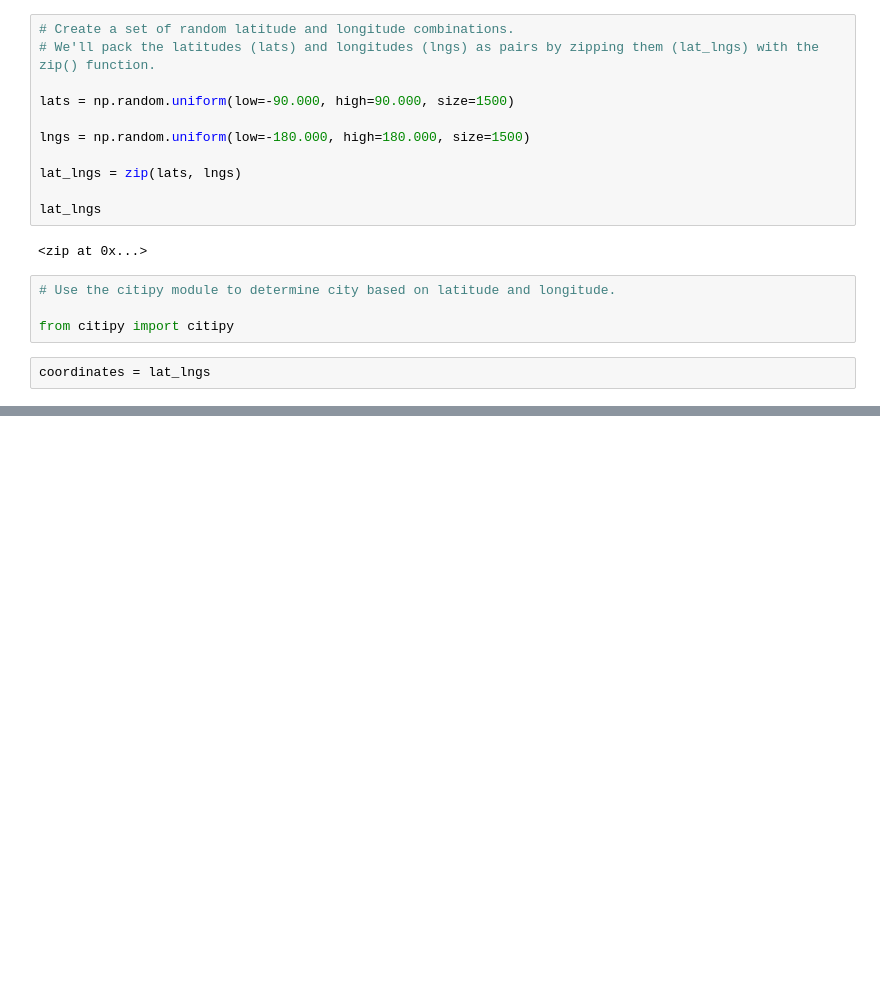
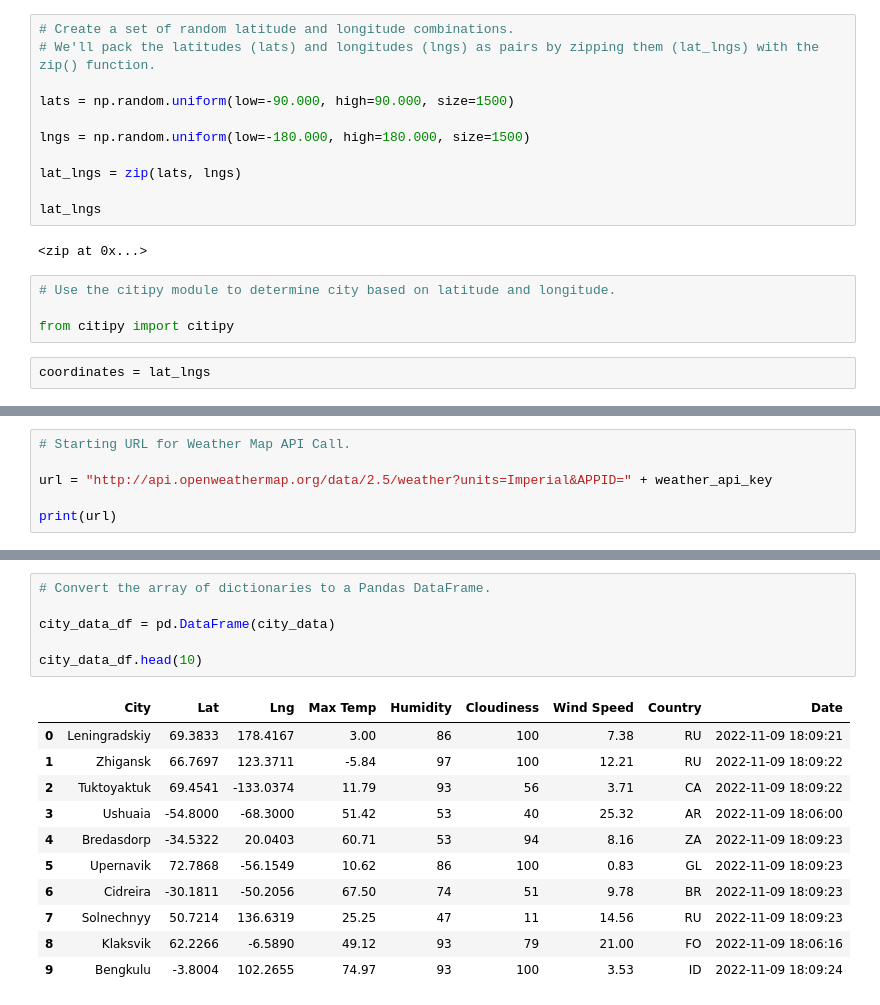
Before and after one commit to Nicholas-DeMarco/World_Weather_Analysis, a Jupyter notebook: WeatherPy.ipynb, the cells around one changed output, grey strips where cells are left out. Saved outputs shown, nothing was run; the diff lists cells and outputs as text; blank space fills up the shorter version.

Commit message:
Adding files to World_Weather_Analysis.

```diff
--- a/WeatherPy.ipynb
+++ b/WeatherPy.ipynb
@@ -49,0 +58,6 @@ len(cities)
+# %%
+# Starting URL for Weather Map API Call.
+
+url = "http://api.openweathermap.org/data/2.5/weather?units=Imperial&APPID=" + weather_api_key
+
+print(url)
@@ -49,0 +186,18 @@ len(cities)
+# %%
+# Convert the array of dictionaries to a Pandas DataFrame.
+
+city_data_df = pd.DataFrame(city_data)
+
+city_data_df.head(10)
+# %% [output]
+|  | City | Lat | Lng | Max Temp | Humidity | Cloudiness | Wind Speed | Country | Date |
+| 0 | Leningradskiy | 69.3833 | 178.4167 | 3.00 | 86 | 100 | 7.38 | RU | 2022-11-09 18:09:21 |
+| 1 | Zhigansk | 66.7697 | 123.3711 | -5.84 | 97 | 100 | 12.21 | RU | 2022-11-09 18:09:22 |
+| 2 | Tuktoyaktuk | 69.4541 | -133.0374 | 11.79 | 93 | 56 | 3.71 | CA | 2022-11-09 18:09:22 |
+| 3 | Ushuaia | -54.8000 | -68.3000 | 51.42 | 53 | 40 | 25.32 | AR | 2022-11-09 18:06:00 |
+| 4 | Bredasdorp | -34.5322 | 20.0403 | 60.71 | 53 | 94 | 8.16 | ZA | 2022-11-09 18:09:23 |
+| 5 | Upernavik | 72.7868 | -56.1549 | 10.62 | 86 | 100 | 0.83 | GL | 2022-11-09 18:09:23 |
+| 6 | Cidreira | -30.1811 | -50.2056 | 67.50 | 74 | 51 | 9.78 | BR | 2022-11-09 18:09:23 |
+| 7 | Solnechnyy | 50.7214 | 136.6319 | 25.25 | 47 | 11 | 14.56 | RU | 2022-11-09 18:09:23 |
+| 8 | Klaksvik | 62.2266 | -6.5890 | 49.12 | 93 | 79 | 21.00 | FO | 2022-11-09 18:06:16 |
+| 9 | Bengkulu | -3.8004 | 102.2655 | 74.97 | 93 | 100 | 3.53 | ID | 2022-11-09 18:09:24 |
```
Also changed, not shown: parts of 7 cells of this notebook, 3 other files.
